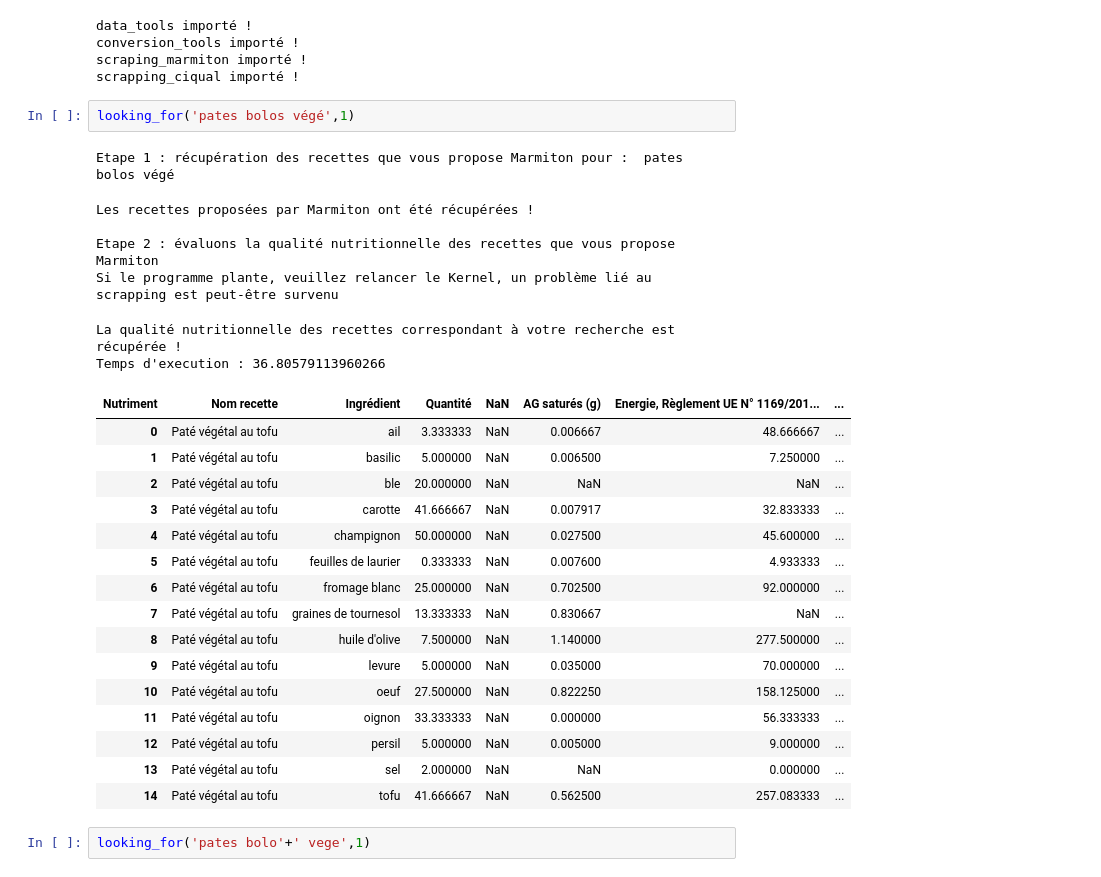
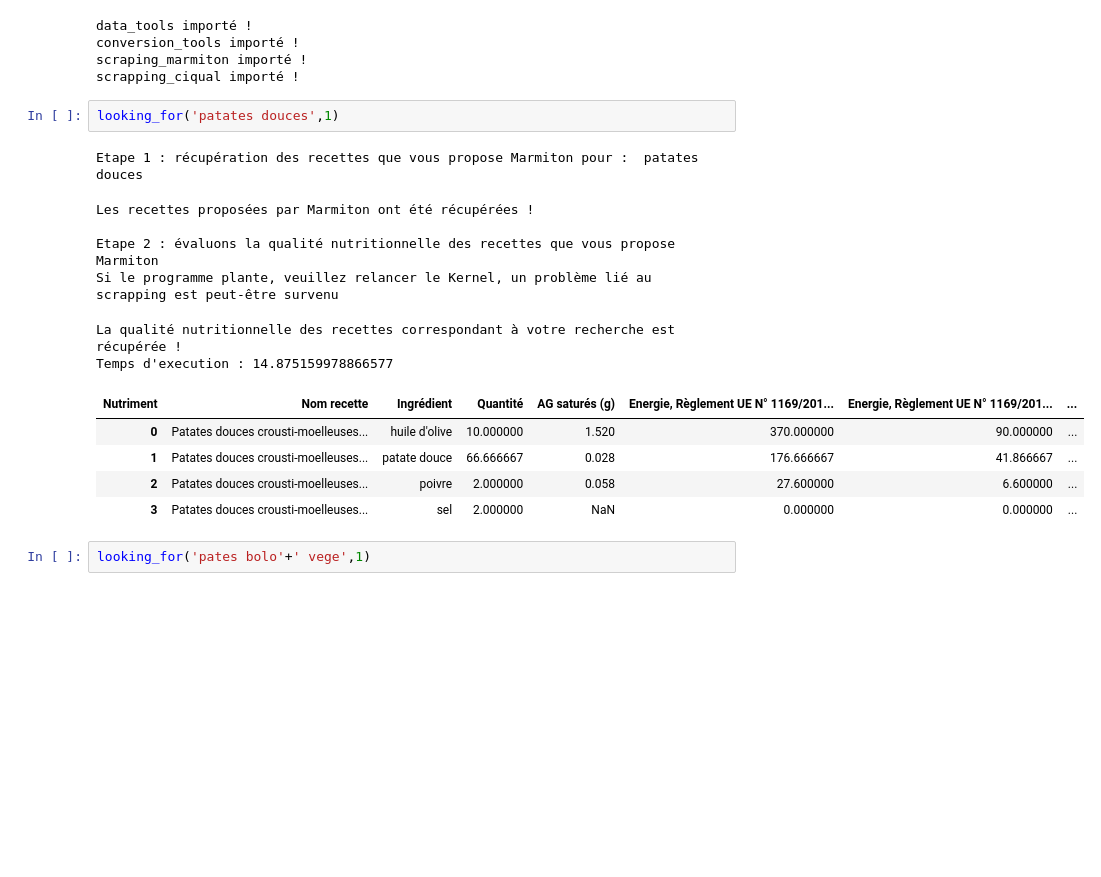
Before and after one commit to MarieOliveThaury/Marmiton_Ciqual, a Jupyter notebook: Nathan.ipynb, the cells around one changed output. Drawn from its saved outputs; the diff is of its cells as text; blank space fills up the shorter version.

```diff
--- a/Nathan.ipynb
+++ b/Nathan.ipynb
@@ -51,31 +57,20 @@ conversion_tools importé !
 scraping_marmiton importé !
 scrapping_ciqual importé !
 # %%
-looking_for('pates bolos végé',1)
+looking_for('patates douces',1)
 # %% [output]
-Etape 1 : récupération des recettes que vous propose Marmiton pour :  pates bolos végé
+Etape 1 : récupération des recettes que vous propose Marmiton pour :  patates douces
 Les recettes proposées par Marmiton ont été récupérées !
 
 Etape 2 : évaluons la qualité nutritionnelle des recettes que vous propose Marmiton
 Si le programme plante, veuillez relancer le Kernel, un problème lié au scrapping est peut-être survenu
 La qualité nutritionnelle des recettes correspondant à votre recherche est récupérée !
-Temps d'execution : 36.80579113960266
+Temps d'execution : 14.875159978866577
-| Nutriment | Nom recette | Ingrédient | Quantité | NaN | AG saturés (g) | Energie, Règlement UE N° 1169/201... | ... |
-| 0 | Paté végétal au tofu | ail | 3.333333 | NaN | 0.006667 | 48.666667 | ... |
-| 1 | Paté végétal au tofu | basilic | 5.000000 | NaN | 0.006500 | 7.250000 | ... |
-| 2 | Paté végétal au tofu | ble | 20.000000 | NaN | NaN | NaN | ... |
-| 3 | Paté végétal au tofu | carotte | 41.666667 | NaN | 0.007917 | 32.833333 | ... |
-| 4 | Paté végétal au tofu | champignon | 50.000000 | NaN | 0.027500 | 45.600000 | ... |
-| 5 | Paté végétal au tofu | feuilles de laurier | 0.333333 | NaN | 0.007600 | 4.933333 | ... |
-| 6 | Paté végétal au tofu | fromage blanc | 25.000000 | NaN | 0.702500 | 92.000000 | ... |
-| 7 | Paté végétal au tofu | graines de tournesol | 13.333333 | NaN | 0.830667 | NaN | ... |
-| 8 | Paté végétal au tofu | huile d'olive | 7.500000 | NaN | 1.140000 | 277.500000 | ... |
-| 9 | Paté végétal au tofu | levure | 5.000000 | NaN | 0.035000 | 70.000000 | ... |
-| 10 | Paté végétal au tofu | oeuf | 27.500000 | NaN | 0.822250 | 158.125000 | ... |
-| 11 | Paté végétal au tofu | oignon | 33.333333 | NaN | 0.000000 | 56.333333 | ... |
-| 12 | Paté végétal au tofu | persil | 5.000000 | NaN | 0.005000 | 9.000000 | ... |
-| 13 | Paté végétal au tofu | sel | 2.000000 | NaN | NaN | 0.000000 | ... |
-| 14 | Paté végétal au tofu | tofu | 41.666667 | NaN | 0.562500 | 257.083333 | ... |
+| Nutriment | Nom recette | Ingrédient | Quantité | AG saturés (g) | Energie, Règlement UE N° 1169/201... | Energie, Règlement UE N° 1169/201... | ... |
+| 0 | Patates douces crousti-moelleuses... | huile d'olive | 10.000000 | 1.520 | 370.000000 | 90.000000 | ... |
+| 1 | Patates douces crousti-moelleuses... | patate douce | 66.666667 | 0.028 | 176.666667 | 41.866667 | ... |
+| 2 | Patates douces crousti-moelleuses... | poivre | 2.000000 | 0.058 | 27.600000 | 6.600000 | ... |
+| 3 | Patates douces crousti-moelleuses... | sel | 2.000000 | NaN | 0.000000 | 0.000000 | ... |
 # %%
 looking_for('pates bolo'+' vege',1)
 # %% [output]
```
Also changed, not shown: parts of 3 cells of this notebook, 1 other file.
